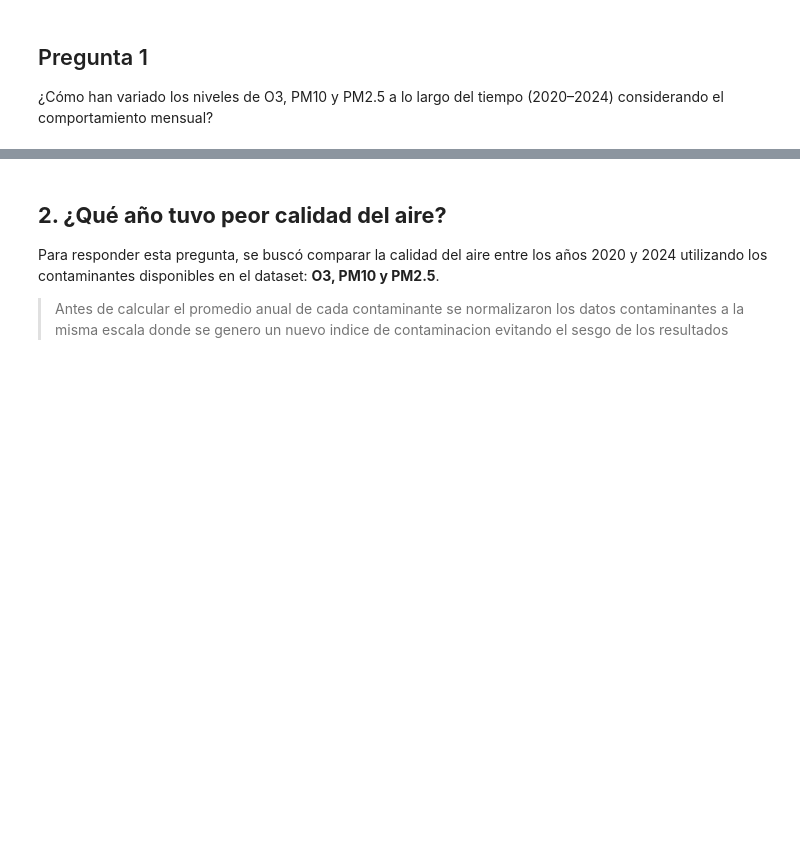
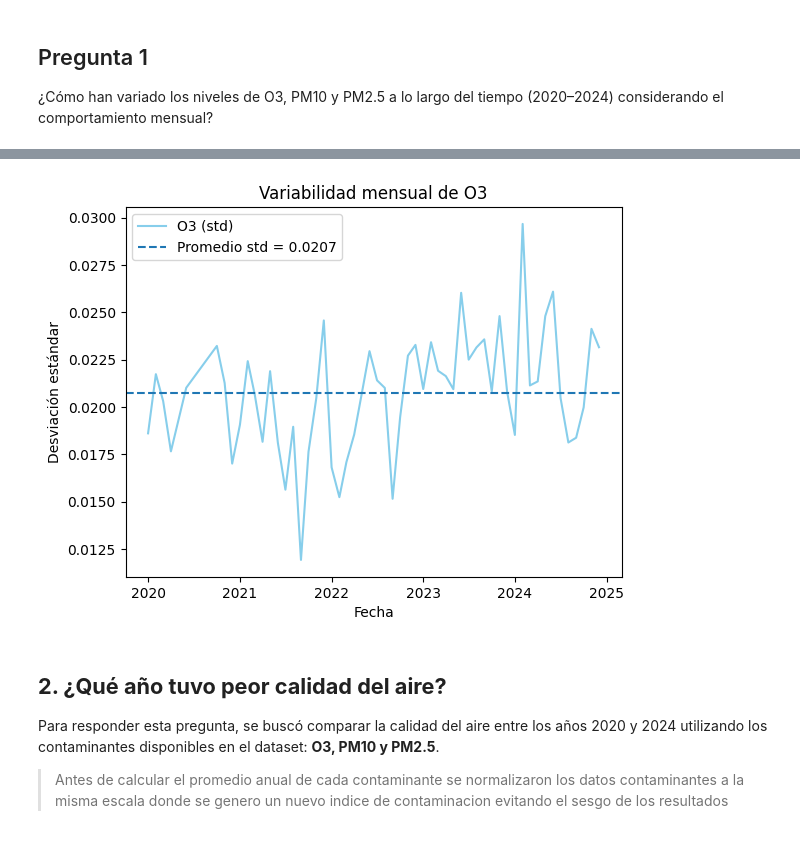
Before and after one commit to BeetlejuiceXD/Proyecto-PMD_Calidad_Aire, a Jupyter notebook: notebooks/04_Analisis_preguntas.ipynb, the cells around one changed output, grey strips where cells are left out. Saved outputs shown, nothing was run; the diff lists cells and outputs as text; code cells hidden in the pictures; blank space fills up the shorter version.

```diff
--- a/notebooks/04_Analisis_preguntas.ipynb
+++ b/notebooks/04_Analisis_preguntas.ipynb
@@ -140,3 +75,17 @@ plt.show()
+# %%
+prom_o3 = df_mes_std["O3"].mean()
+
+plt.figure()
+plt.plot(df_mes_std["fecha"], df_mes_std["O3"], label="O3 (std)", color="skyblue")
+plt.axhline(prom_o3, linestyle="--", label=f"Promedio std = {prom_o3:.4f}")
+
+plt.xlabel("Fecha")
+plt.ylabel("Desviación estándar")
+plt.title("Variabilidad mensual de O3 (2020–2024)")
+plt.legend()
+plt.show()
+# %% [output]
+[figure, added]
 # %% [markdown]
 ## **2. ¿Qué año tuvo peor calidad del aire?**
 
```
Also changed, not shown: parts of 10 cells of this notebook.
